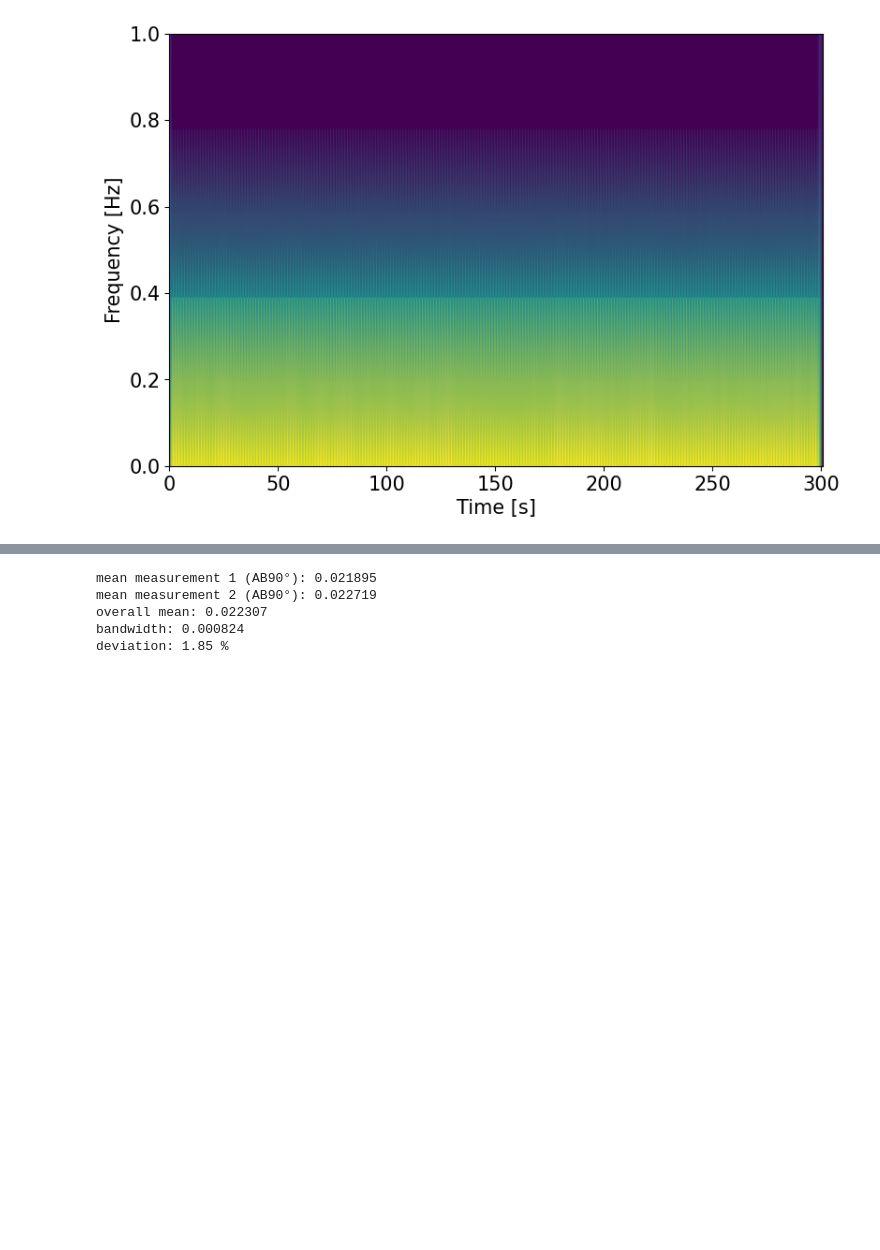
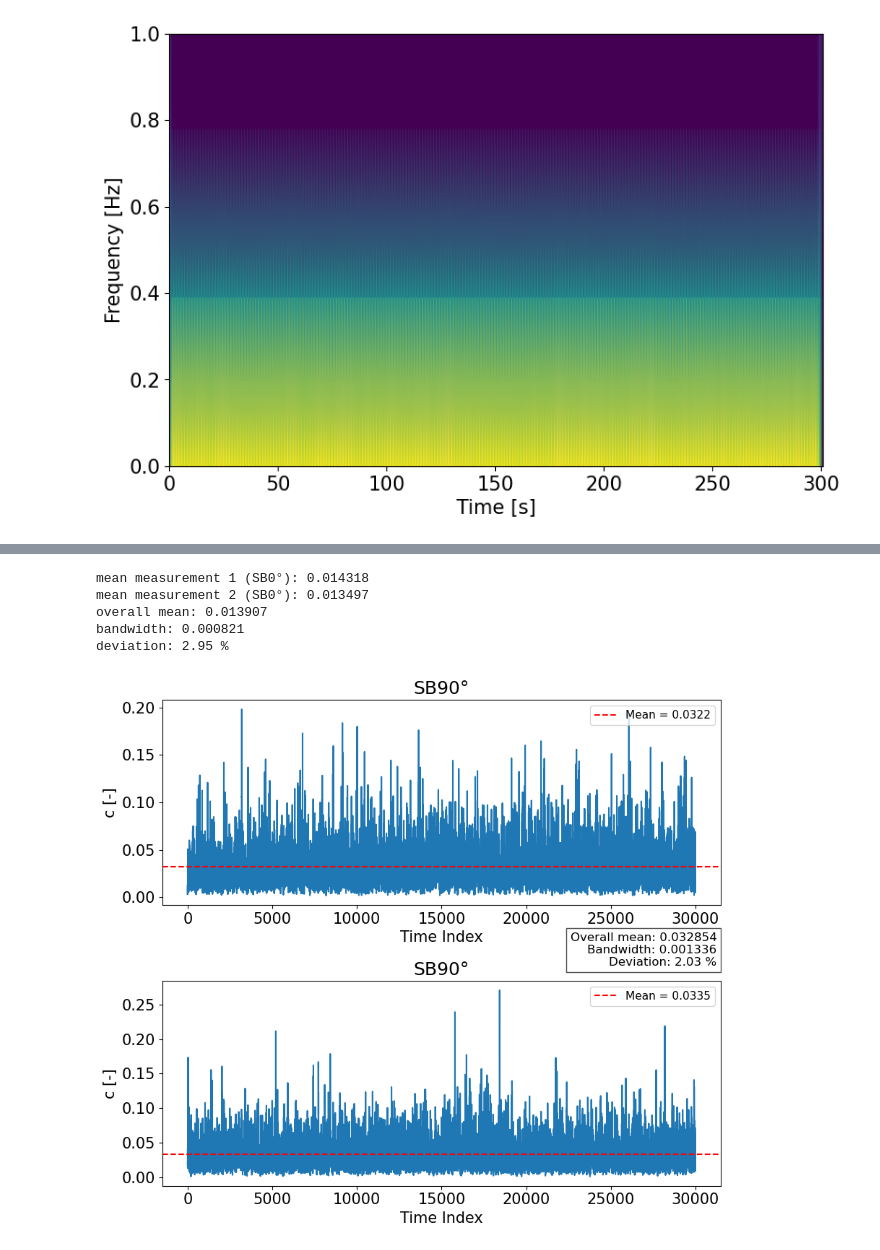
Before and after one commit to noradoralaexploradora/windtunnelsofware, a Jupyter notebook: DataAnalysis.ipynb, the cells around one changed output, grey strips where cells are left out. Saved outputs shown, nothing was run; the diff lists cells and outputs as text; code cells hidden in the pictures; blank space fills up the shorter version.

Commit message:
timeseries, boxplot, and hinstogramm are working

```diff
--- a/DataAnalysis.ipynb
+++ b/DataAnalysis.ipynb
@@ -497,13 +494,13 @@ IQR (Q3 - Q1): SB0° = 0.0116, AB0° = 0.0072, AB90° = 0.0142, SB90° = 0.0246
 # %%
 #Deviation per Pointin all configurations
 mandatory_entries = [
-    "UBA_thesis_022.ts#0","UBA_thesis_035.ts#0"
+    "UBA_thesis_001.ts#2","UBA_thesis_064.ts#0"
 ]
 
 # Optional weitere Messwerte eintragen (oder einfach None, falls nicht vorhanden)
 optional_means = [
 ]
-
+#0.0140803862218811,0.0137506240797771,0.0139932606170865
 # Mittelwerte aus den Pflichtdateien berechnen
 means = []
 for entry in mandatory_entries:
@@ -532,9 +529,71 @@ print(f"overall mean: {overall_mean:.6f}")
 print(f"bandwidth: {bandwidth:.6f}")
 print(f"deviation: {deviation_percent:.2f} %")
 # %% [output]
-mean measurement 1 (AB90°): 0.021895
-mean measurement 2 (AB90°): 0.022719
-overall mean: 0.022307
-bandwidth: 0.000824
-deviation: 1.85 %
+mean measurement 1 (SB0°): 0.014318
+mean measurement 2 (SB0°): 0.013497
+overall mean: 0.013907
+bandwidth: 0.000821
+deviation: 2.95 %
+# %%
+def plot_timeseries_with_mean(ax, ts_data, mean_color="red", color="tab:blue"):
+    """
+    Plottet eine Zeitserie mit Mittelwert.
+    """
+    series = ts_data.c_star
+    mean_val = np.mean(series)
+
+    # Zeitserie
+    ax.plot(series, color=color, label="_nolegend_")
+
+    # Mittelwertlinie
+    ax.axhline(mean_val, color=mean_color, linestyle="--",
+               label=f"Mean = {mean_val:.4f}")
+
+    ax.set_xlabel("Time Index")
+    ax.set_ylabel("c [-]")
+    ax.set_title(ts_data.config_name)
+    ax.legend(loc="upper right", fontsize=11)
+    ax.tick_params(axis="x", which="both", bottom=True, top=False, labelbottom=True)
+
+
+# --- Berechnungen der Mittelwerte und Bandbreite ---
+mandatory_entries = ["UBA_thesis_036.ts#0","UBA_thesis_049.ts#3"]
+
+means = []
+for entry in mandatory_entries:
+    mean_val = np.mean(conc_ts[namelist[0]][entry].c_star)
+    means.append(mean_val)
+
+overall_mean = np.mean(means)
+bandwidth = max(means) - min(means)
+deviation_percent = (bandwidth / overall_mean) * 100 / len(means)
+
+
+# --- Plots ---
+fig, axes = plt.subplots(2, 1, figsize=(10, 8), sharex=True)
+
+plot_timeseries_with_mean(
+    axes[0],
+    conc_ts[namelist[0]][mandatory_entries[0]],
+)
+
+plot_timeseries_with_mean(
+    axes[1],
+    conc_ts[namelist[0]][mandatory_entries[1]],
+)
+
+# --- Summary Text rechts außen ---
+summary_text = (f"Overall mean: {overall_mean:.6f}\n"
+                f"Bandwidth: {bandwidth:.6f}\n"
+                f"Deviation: {deviation_percent:.2f} %")
+
+# Text ganz rechts außen in die Mitte setzen
+fig.text(0.872, 0.505, summary_text,
+         ha='right', va='center',
+         fontsize=12, bbox=dict(facecolor='white', alpha=0.7, edgecolor='black'))
+
+plt.tight_layout(rect=[0, 0, 0.9, 1])  # Platz rechts freihalten für Text
+plt.show()
+# %% [output]
+[figure, added]
 # %%
```
Also changed, not shown: parts of 9 cells of this notebook, 1 other file.
